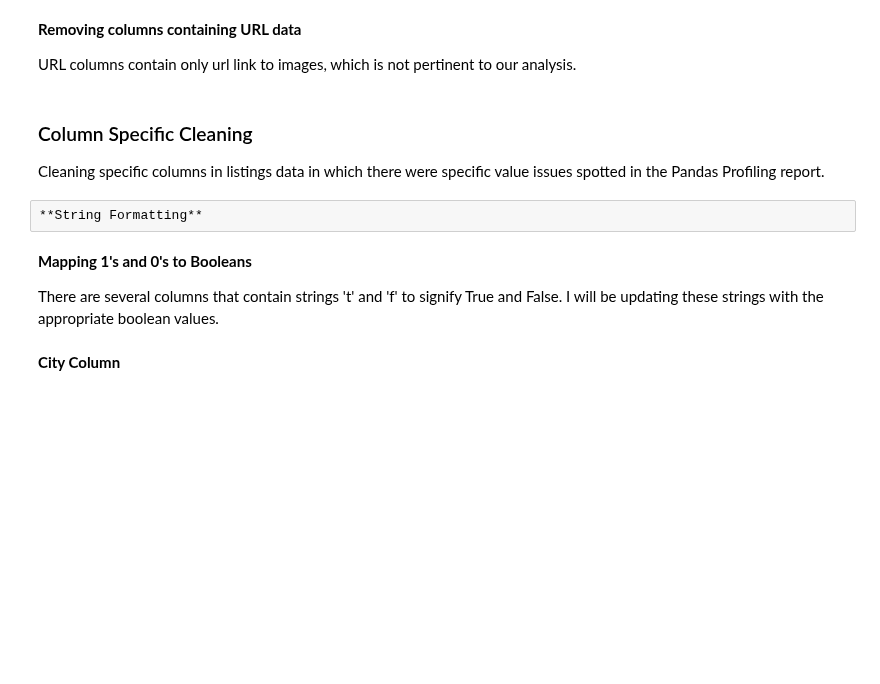
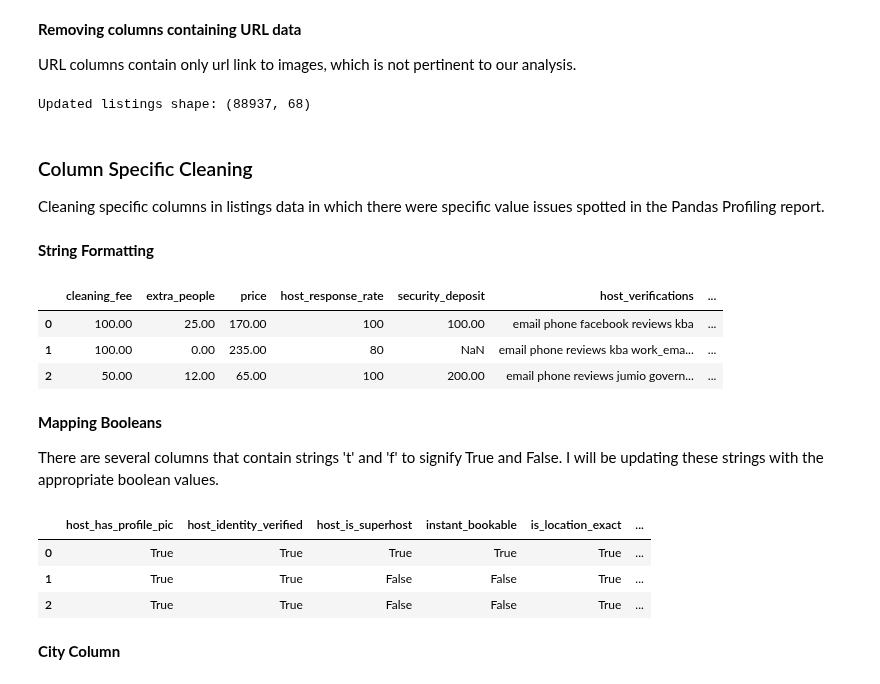
Before and after one commit to KishenSharma6/Airbnb-SF, a Jupyter notebook: Project Codes/02.Data Cleaning Scripts/Airbnb Listings Data Cleaning.ipynb, the cells around one changed output. Cells and saved outputs as stored; diff of their text form; code cells hidden in the pictures; blank space fills up the shorter version.

Commit message:
Data Cleaning completed

```diff
--- a/Project Codes/02.Data Cleaning Scripts/Airbnb Listings Data Cleaning.ipynb
+++ b/Project Codes/02.Data Cleaning Scripts/Airbnb Listings Data Cleaning.ipynb
@@ -198,8 +198,8 @@ keep = listings[['weekly_price', 'monthly_price']]
 listings= listings[listings.columns[(listings.isnull().mean() < .30 )]]
 
 #Concatenate keep cols back into listings
-pd.concat([listings, keep], axis=1)
+listings = pd.concat([listings, keep], axis=1)
 
 #Updated listings shape
-#print('Updated listings shape:', listings.shape)
+print('Updated listings shape:', listings.shape)
 # %% [output]
@@ -242,27 +214,34 @@ listings = listings[listings.columns.drop(list(listings.filter(regex='url$')))]
 
 #Updated listings shape
 print('Updated listings shape:', listings.shape)
+# %% [output]
+Updated listings shape: (88937, 68)
 # %% [markdown]
 ### Column Specific Cleaning
 
 Cleaning specific columns in listings data in which there were specific value issues spotted in the Pandas Profiling report.
-# %% [raw]
-**String Formatting**
+# %% [markdown]
+**String Formatting**
 # %%
 #Create list of cols that contain $%,{}[]"'
 cols = ['cleaning_fee','extra_people','price','host_response_rate','security_deposit',
-        'host_verifications','amenities']
+        'host_verifications','amenities','monthly_price', 'weekly_price']
 
 #Remove $%,{}[]"'
 listings[cols] = listings[cols].replace('[$,%{}\"\'\[\]]', ' ', regex=True)
 
 #Remove white space between numerics
 listings[cols] = listings[cols].replace('(?<=\d)\s+(?=\d)', '', regex=True)
 
 #Check
 listings[cols].head(3)
+# %% [output]
+|  | cleaning_fee | extra_people | price | host_response_rate | security_deposit | host_verifications | ... |
+| 0 | 100.00 | 25.00 | 170.00 | 100 | 100.00 | email phone facebook reviews kba | ... |
+| 1 | 100.00 | 0.00 | 235.00 | 80 | NaN | email phone reviews kba work_ema... | ... |
+| 2 | 50.00 | 12.00 | 65.00 | 100 | 200.00 | email phone reviews jumio govern... | ... |
 # %% [markdown]
-**Mapping 1's and 0's to Booleans**
+**Mapping Booleans**
 
 There are several columns that contain strings 't' and 'f' to signify True and False. I will be updating these strings with the appropriate boolean values.
 # %%
@@ -270,17 +249,25 @@ There are several columns that contain strings 't' and 'f' to signify True and F
 cols = ['host_has_profile_pic', 'host_identity_verified', 'host_is_superhost','instant_bookable','is_location_exact',
        'require_guest_phone_verification','require_guest_profile_picture','requires_license']
 
+#Strip white space in strings
+listings[cols] = listings[cols].apply(lambda x: x.str.strip())
+
 #Create dictionary to map True and False
 mymap = {'t':True, 'f':False}
 
-#Replace t's and f's with 1 and 0
+#Replace t's and f's
 listings[cols]=listings[cols].applymap(lambda s: mymap.get(s) if s in mymap else s)
 
 #Fill missing values with a False
-listings[cols] = listings[cols].fillna(0)
+listings[cols] = listings[cols].fillna(False)
 
 #Check
 listings[cols].head(3)
+# %% [output]
+|  | host_has_profile_pic | host_identity_verified | host_is_superhost | instant_bookable | is_location_exact | ... |
+| 0 | True | True | True | True | True | ... |
+| 1 | True | True | False | False | True | ... |
+| 2 | True | True | False | False | True | ... |
 # %% [markdown]
 **City Column**
 # %%
```
Also changed, not shown: parts of 24 cells of this notebook.
